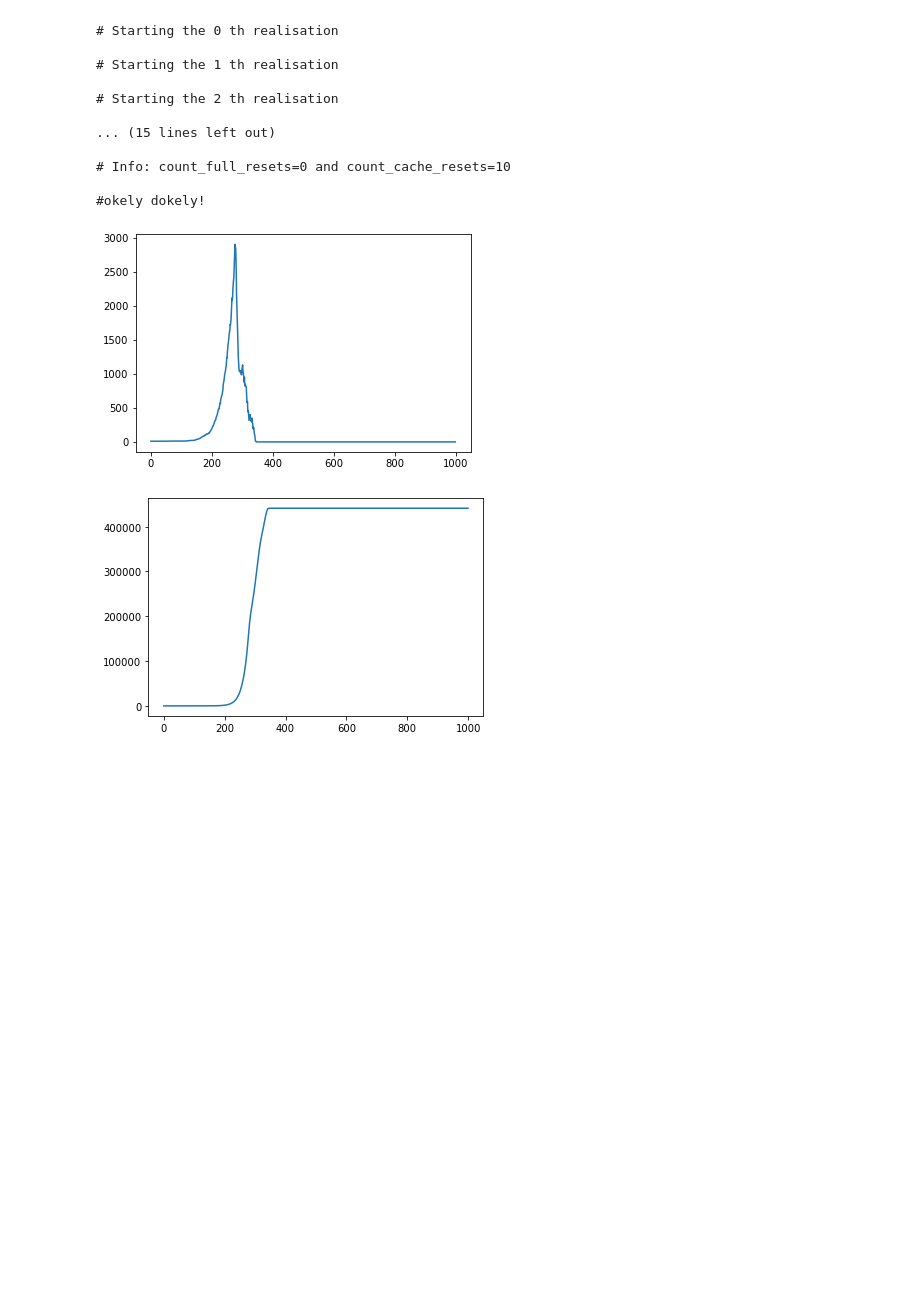
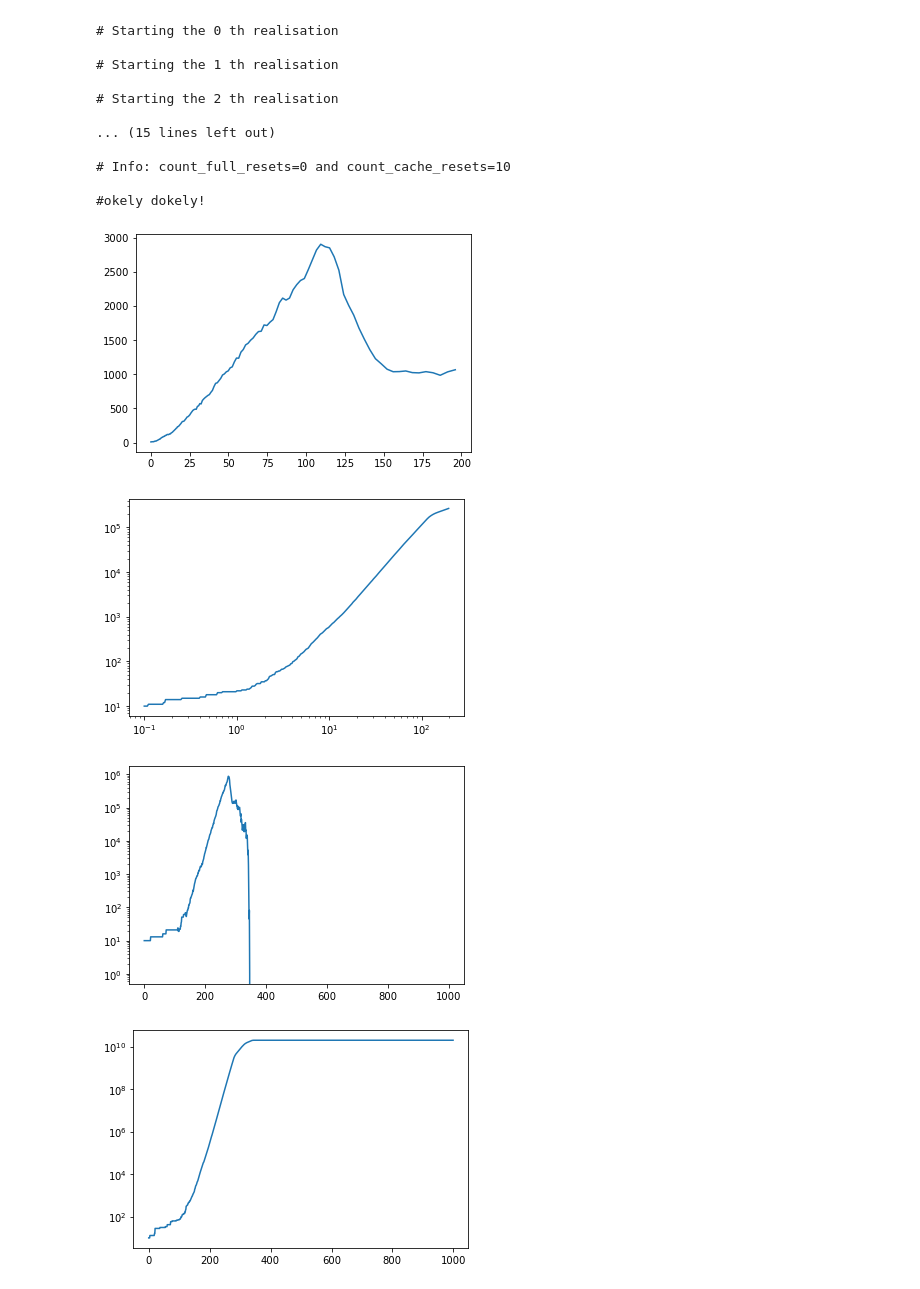
Before and after one commit to Irene-Li/BARW, a Jupyter notebook: BARW/plot_data.ipynb, the cells around one changed output. Saved outputs shown, nothing was run; the diff lists cells and outputs as text; code cells hidden in the pictures; blank space fills up the shorter version.

```diff
--- a/BARW/plot_data.ipynb
+++ b/BARW/plot_data.ipynb
@@ -38,15 +38,28 @@ realisations, moments = read_file(file, verbose=True)
 # %%
 # print(moments)
 active_moments, tracer_moments = extract_moments(moments)
 
-plt.plot(active_moments[:, 2])
+
+plt.plot(active_moments[:300, 0], active_moments[:300, 2])
 plt.show()
 
-plt.plot(tracer_moments[:, 2])
+plt.plot(tracer_moments[:300, 0], tracer_moments[:300, 2])
+plt.yscale('log')
+plt.xscale('log')
 plt.show()
+
+plt.plot(active_moments[:, 3])
+plt.yscale('log')
+plt.show()
+
+plt.plot(tracer_moments[:, 3])
+plt.yscale('log')
+plt.show()
 # %% [output]
-[figure, old version]
+[figure, new version]
-[figure, old version]
+[figure, new version]
+[figure, added]
+[figure, added]
 # %%
 times = []
 msds = []
```
Also changed, not shown: parts of 3 cells of this notebook, 2 other files.
